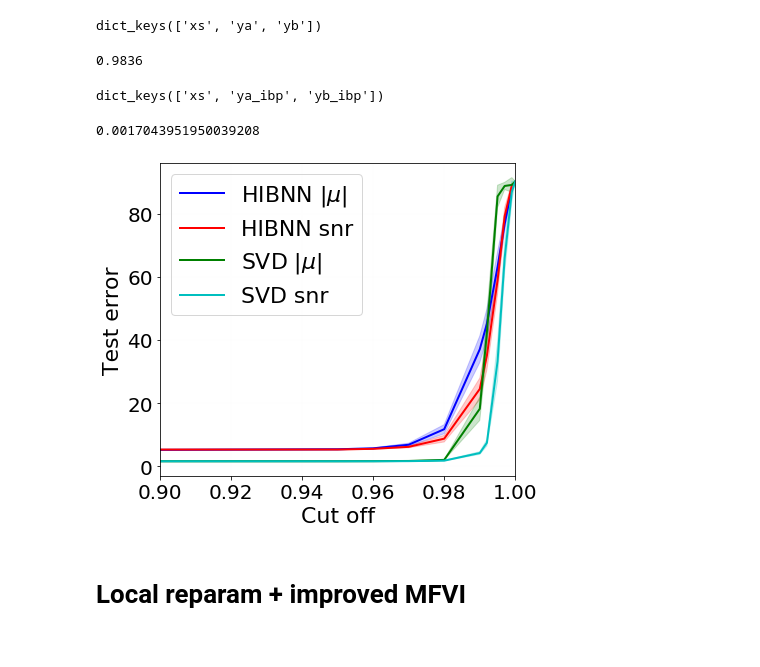
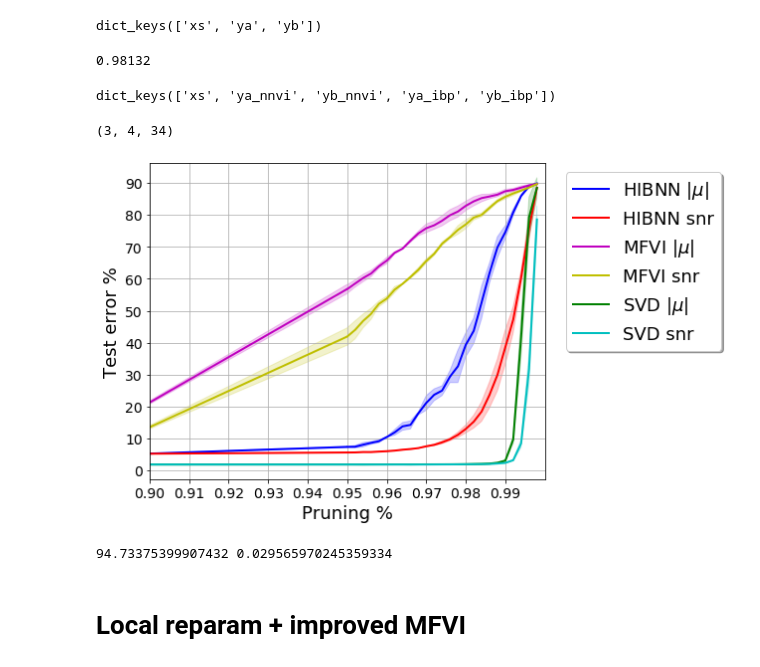
Before and after one commit to skezle/IBP_BNN, a Jupyter notebook: src/hibp_weight_pruning.ipynb, the cells around one changed output. Cells and saved outputs as stored; diff of their text form; code cells hidden in the pictures.

```diff
--- a/src/hibp_weight_pruning.ipynb
+++ b/src/hibp_weight_pruning.ipynb
@@ -886,7 +886,7 @@ plt.show()
 # Sparse Variational Dropout
 # %%
 # import pick file
-with open('sparse_vd/weight_pruning_svd.pkl', 'rb') as input_file:
+with open('sparse_vd/weight_pruning_svd_nokl_annealing_xs.pkl', 'rb') as input_file:
     d_svd = pickle.load(input_file)
 d_svd.keys()
 # %% [output]
@@ -894,17 +894,17 @@ dict_keys(['xs', 'ya', 'yb'])
 # %%
 np.mean(d_svd['yb'][:,0])
 # %% [output]
-0.9836
+0.98132
 # %%
-with open('results/weight_pruning_hibp_new_xs.pkl', 'rb') as input_file:
+with open('results/weight_pruning_wp_hibp_mnist.pkl', 'rb') as input_file:
     d = pickle.load(input_file)
 d.keys()
 # %% [output]
-dict_keys(['xs', 'ya_ibp', 'yb_ibp'])
+dict_keys(['xs', 'ya_nnvi', 'yb_nnvi', 'ya_ibp', 'yb_ibp'])
-# %%
-np.std(d['yb_ibp'][:,0])
-# %% [output]
-0.0017043951950039208
+# %%
+d['yb_ibp'].shape
+# %% [output]
+(3, 4, 34)
 # %%
 svd_xs = d_svd['xs']
 svd_ya_mean = np.mean(d_svd['ya'], axis=0)
@@ -912,27 +912,29 @@ svd_ya_std = np.std(d_svd['ya'], axis=0)
 svd_yb_mean = np.mean(d_svd['yb'], axis=0)
 svd_yb_std = np.std(d_svd['yb'], axis=0)
 hibp_xs = d['xs']
-hibp_ya_mean = np.mean(d['ya_ibp'], axis=0)
-hibp_ya_std = np.std(d['ya_ibp'], axis=0)
-hibp_yb_mean = np.mean(d['yb_ibp'], axis=0)
-hibp_yb_std = np.std(d['yb_ibp'], axis=0)
+ya_mean = np.mean(d['ya_nnvi'][:,1,:], axis=0)
+ya_std = np.std(d['ya_nnvi'][:,1,:], axis=0)
+yb_mean = np.mean(d['yb_nnvi'][:,1,:], axis=0)
+yb_std = np.std(d['yb_nnvi'][:,1,:], axis=0)
+hibp_ya_mean = np.mean(d['ya_ibp'][:,1,:], axis=0)
+hibp_ya_std = np.std(d['ya_ibp'][:,1,:], axis=0)
+hibp_yb_mean = np.mean(d['yb_ibp'][:,1,:], axis=0)
+hibp_yb_std = np.std(d['yb_ibp'][:,1,:], axis=0)
 
 def test_error(ls):
     return 100*(1-np.array(ls))
 
-fig_size = (6, 5)
+fig_size = (9, 5)
 
 set_y_axis = False
 
 lw = 2
-
 grid_color = '0.1'
 grid_lw = 0.2
-
 title_size = 16
-label_size = 22
+label_size = 18
 tick_size = 20
-legend_size = 22
+legend_size = 18
 
 fig, ax = plt.subplots(1, 1, figsize=fig_size)
 
@@ -942,44 +944,63 @@ ax.fill_between(hibp_xs,
                test_error([x + y for x, y in zip(hibp_ya_mean, hibp_ya_std)]),
                alpha=0.2, color='b')
 
 ax.plot(hibp_xs, test_error(hibp_yb_mean), linewidth=lw, color='r')
 ax.fill_between(hibp_xs,
                test_error([x - y for x, y in zip(hibp_yb_mean, hibp_yb_std)]),
                test_error([x + y for x, y in zip(hibp_yb_mean, hibp_yb_std)]),
                alpha=0.2, color='r')
 
+ax.plot(hibp_xs, test_error(ya_mean), linewidth=lw, color='m')
+ax.fill_between(hibp_xs,
+               test_error([x - y for x, y in zip(ya_mean, ya_std)]),
+               test_error([x + y for x, y in zip(ya_mean, ya_std)]),
+               alpha=0.2, color='m')
+
+ax.plot(hibp_xs, test_error(yb_mean), linewidth=lw, color='y')
+ax.fill_between(hibp_xs,
+               test_error([x - y for x, y in zip(yb_mean, yb_std)]),
+               test_error([x + y for x, y in zip(yb_mean, yb_std)]),
+               alpha=0.2, color='y')
+
 ax.plot(svd_xs, test_error(svd_ya_mean), linewidth=lw, color='g')
 ax.fill_between(svd_xs,
                test_error([x - y for x, y in zip(svd_ya_mean, svd_ya_std)]),
                test_error([x + y for x, y in zip(svd_ya_mean, svd_ya_std)]),
                alpha=0.2, color='g')
 
 ax.plot(svd_xs, test_error(svd_yb_mean), linewidth=lw, color='c')
 ax.fill_between(svd_xs,
                test_error([x - y for x, y in zip(svd_yb_mean, svd_yb_std)]),
                test_error([x + y for x, y in zip(svd_yb_mean, svd_yb_std)]),
                alpha=0.2, color='c')
 
-plt.grid(True, which="both", color=grid_color, linewidth=0.1, alpha=0.1)
-plt.yticks(fontsize=tick_size)
-x_ticks = np.arange(0.0, 1.5, step=0.02)
-plt.xticks(x_ticks, fontsize=tick_size)
-plt.ticklabel_format(axis='y', style='sci')
-ax = fig.gca()
+plt.grid(True)
+yticks = np.arange(0, 91, 10)
+ax.set_yticks(yticks)
+xticks = np.arange(hibp_xs[0], hibp_xs[-1], 0.01)
+ax.set_xticks(xticks)
+ax.set_xlim(0.65, 1.0)
+ax.tick_params(axis='x', labelsize=14)
+ax.tick_params(axis='y', labelsize=14)
 #ax.ticklabel_format(axis='y', style='sci', scilimits=(-1, 1))
 #ax.set_yticklabels([])
 #plt.yscale('log')
 #plt.legend(["IBP $|\mu|$", 'IBP snr'], fontsize=legend_size, loc='top left')
-plt.legend(["HIBNN $|\mu|$", 'HIBNN snr',
-           "SVD $|\mu|$", 'SVD snr',], fontsize=legend_size, loc='upper left')
+plt.legend(["HIBNN $|\mu|$", 'HIBNN snr', 'MFVI $|\mu|$', 'MFVI snr',
+            "SVD $|\mu|$", 'SVD snr',], loc='upper center', bbox_to_anchor=(1.25, 1), ncol=1, fancybox=True, shadow=True,
+           fontsize=legend_size)
 plt.tight_layout()
-plt.xlabel("Cut off", fontsize=legend_size)
-plt.ylabel("Test error", fontsize=legend_size)
+ax.set_ylabel("Test error %", fontsize=label_size)
+ax.set_xlabel("Pruning %", fontsize=label_size)
 plt.xlim(0.9, 1.0)
 plt.savefig("plots/weight_pruning_mnist_hibp_vs_svd.pdf", bbox_inches='tight')
 plt.show()
 # %% [output]
-[figure, old version]
+[figure, new version]
+# %%
+print(hibp_ya_mean[0]*100, hibp_ya_std[0]*100)
+# %% [output]
+94.73375399907432 0.029565970245359334
 # %% [markdown]
 # Local reparam + improved MFVI
 # %%
```
Also changed, not shown: parts of 1 cell of this notebook, 8 other files.
